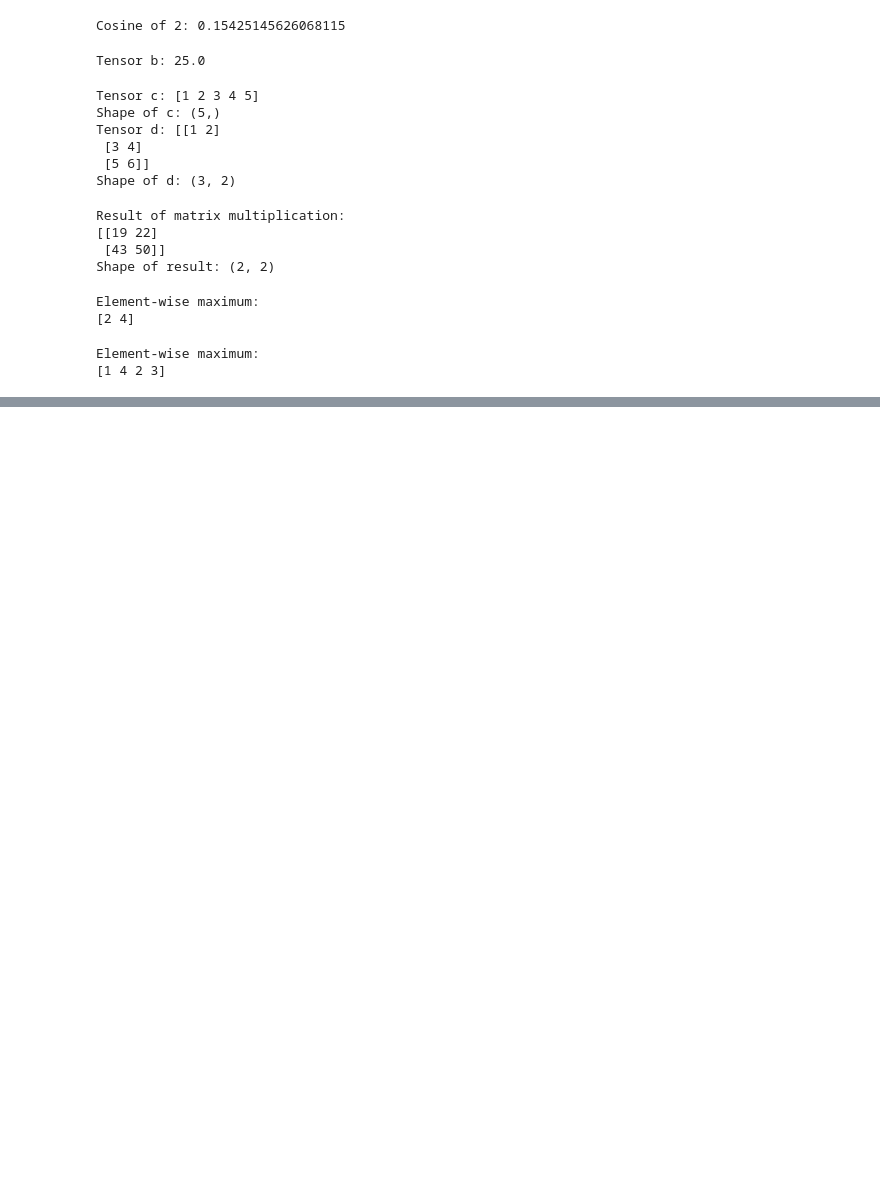
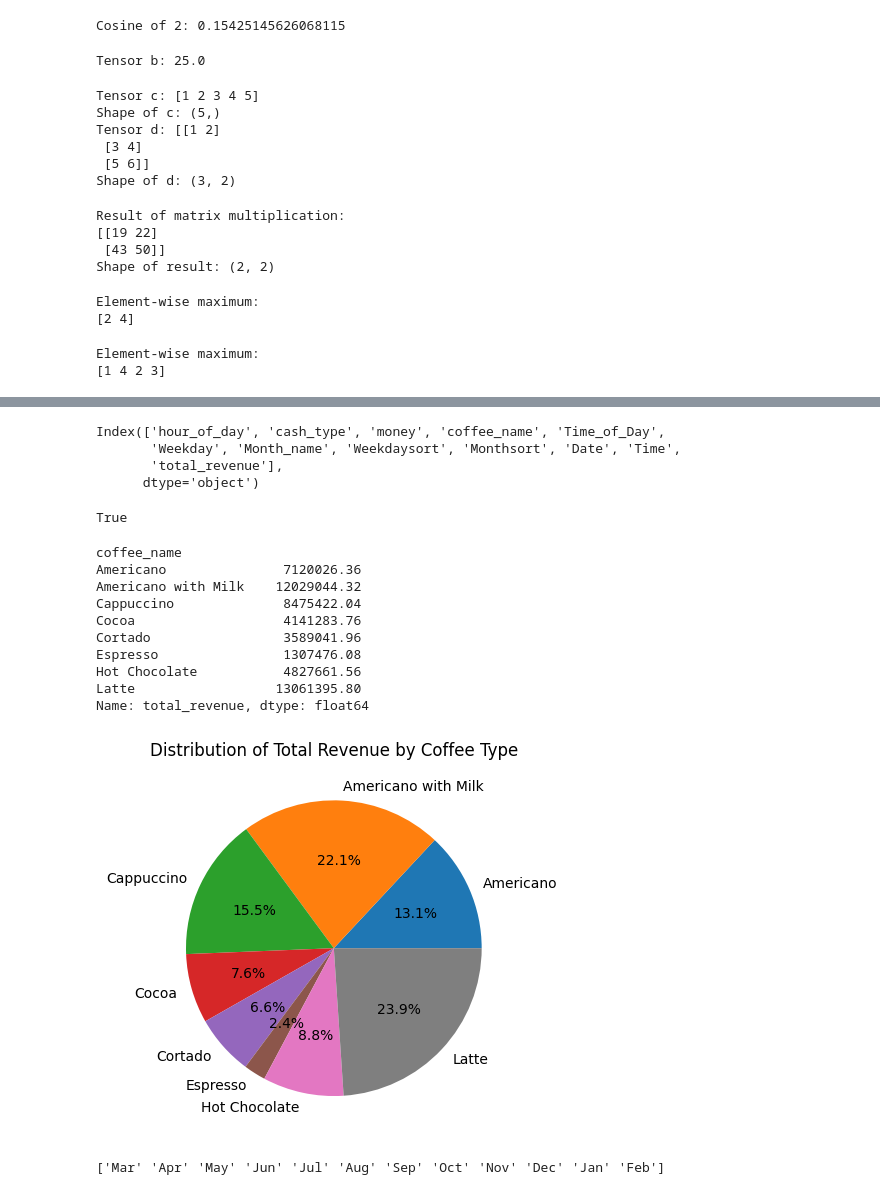
Before and after one commit to vinayp1120/codes, a Jupyter notebook: tensorflow.ipynb, the cells around one changed output, grey strips where cells are left out. Drawn from its saved outputs; the diff is of its cells as text; code cells hidden in the pictures; blank space fills up the shorter version.

```diff
--- a/tensorflow.ipynb
+++ b/tensorflow.ipynb
@@ -92,0 +230,44 @@ Element-wise maximum:
+# %%
+for i in data["coffee_name"].unique():
+    data["total_revenue"]= data["money"]*data.loc[data["coffee_name"]==i, "coffee_name"].count()
+print(data.columns)
+# %% [output]
+Index(['hour_of_day', 'cash_type', 'money', 'coffee_name', 'Time_of_Day',
+       'Weekday', 'Month_name', 'Weekdaysort', 'Monthsort', 'Date', 'Time',
+       'total_revenue'],
+      dtype='object')
+# %%
+print(data["total_revenue"].count()==data.shape[0])
+# %% [output]
+True
+# %%
+import matplotlib.pyplot as plt
+
+# Group by coffee type and sum revenue
+revenue_by_coffee = data.groupby("coffee_name")["total_revenue"].sum()
+print(revenue_by_coffee)
+
+# Plot pie chart
+plt.pie(
+    x=revenue_by_coffee.values,
+    labels=revenue_by_coffee.index,
+    autopct="%1.1f%%"
+)
+plt.title("Distribution of Total Revenue by Coffee Type")
+plt.show()
+# %% [output]
+coffee_name
+Americano               7120026.36
+Americano with Milk    12029044.32
+Cappuccino              8475422.04
+Cocoa                   4141283.76
+Cortado                 3589041.96
+Espresso                1307476.08
+Hot Chocolate           4827661.56
+Latte                  13061395.80
+Name: total_revenue, dtype: float64
+[figure, added]
+# %%
+print(data["Month_name"].unique())
+# %% [output]
+['Mar' 'Apr' 'May' 'Jun' 'Jul' 'Aug' 'Sep' 'Oct' 'Nov' 'Dec' 'Jan' 'Feb']
```
Also changed, not shown: parts of 13 cells of this notebook.
